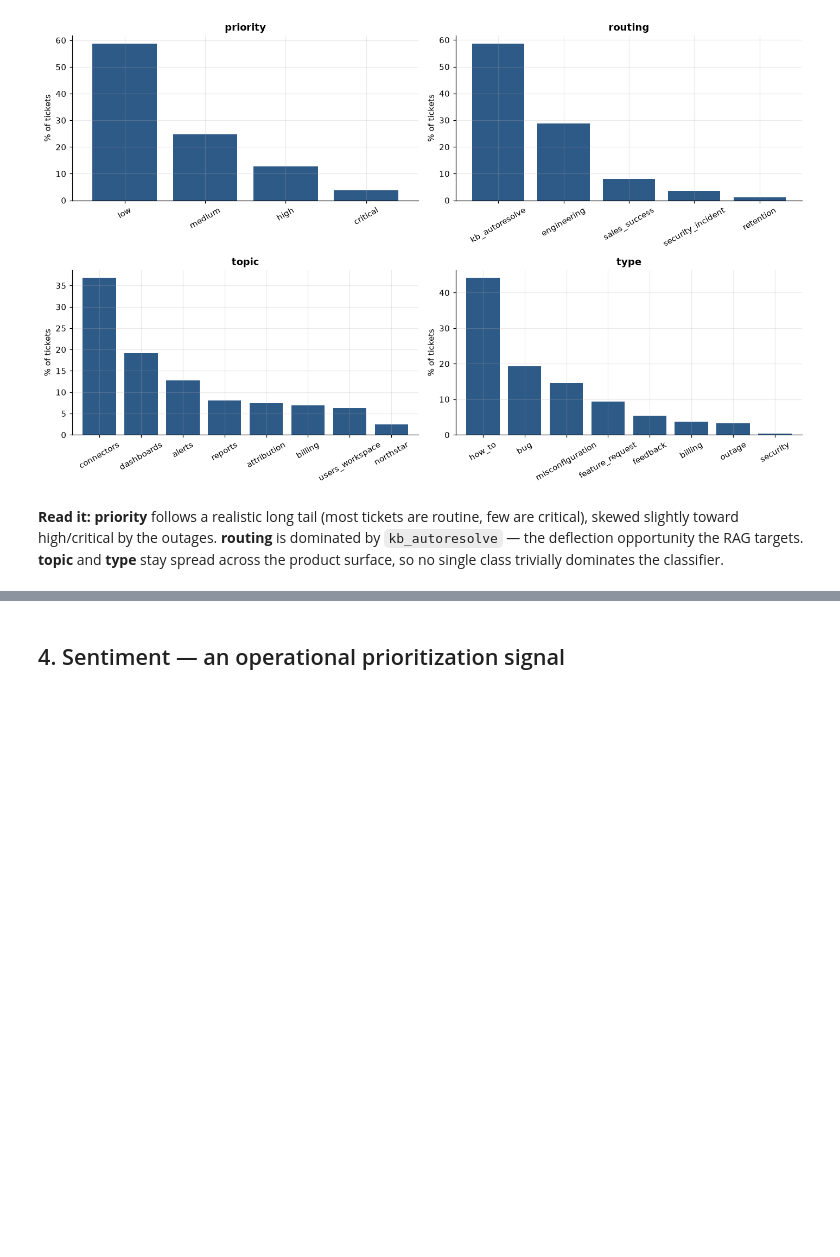
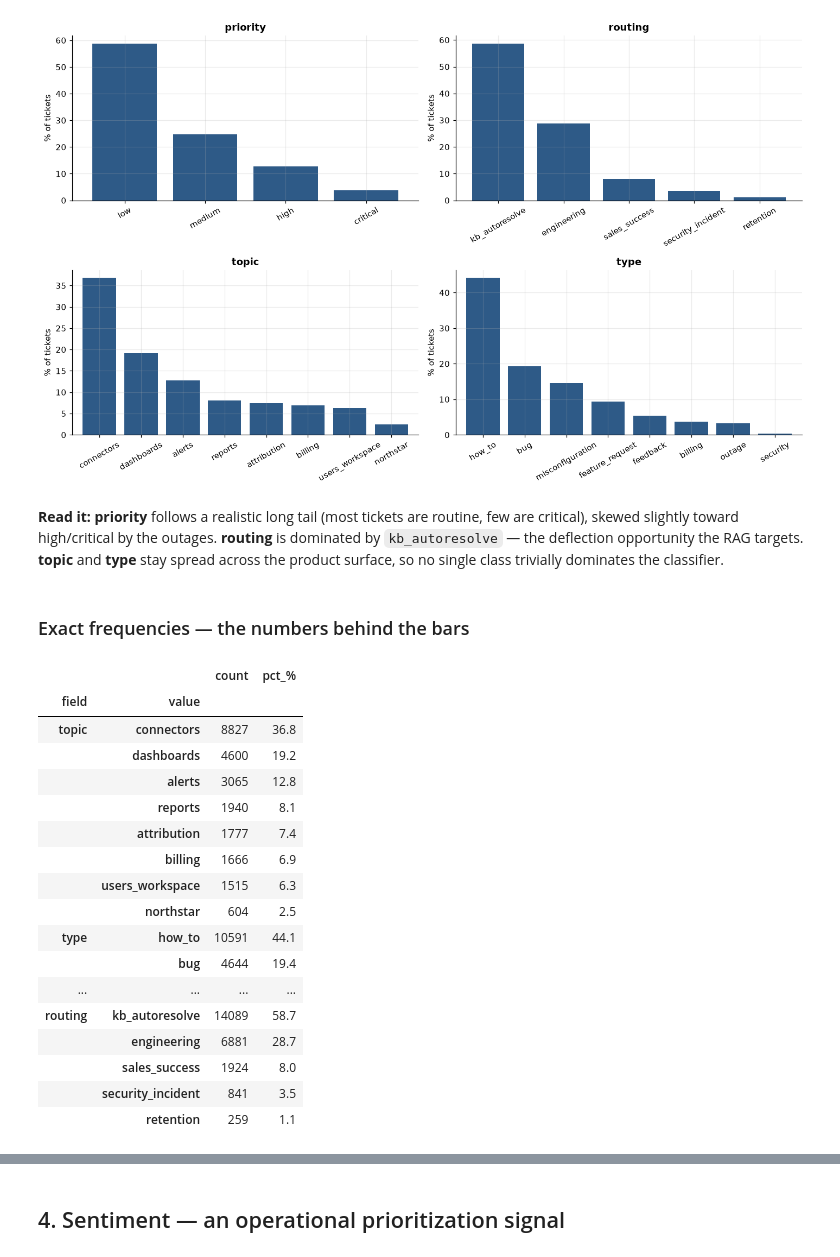
Before and after one commit to VladislavMarinovich/saas-support-rag-triage, a Jupyter notebook: notebooks/eda_v2.ipynb, the cells around one changed output, grey strips where cells are left out. Cells and saved outputs as stored; diff of their text form; code cells hidden in the pictures; blank space fills up the shorter version.

```diff
--- a/notebooks/eda_v2.ipynb
+++ b/notebooks/eda_v2.ipynb
@@ -43,0 +101,6 @@ print(df.groupby(df.created_at.dt.year).size().to_string())
+# %%
+meta = {}
+for col in ["channel", "plan", "user_role"]:
+    vc = df[col].value_counts()
+    meta[col] = (vc / len(df) * 100).round(1)
+pd.DataFrame(meta).rename_axis("value").fillna("")
@@ -124,3 +199,32 @@ routine, few are critical), skewed slightly toward high/critical by the outages.
 **routing** is dominated by `kb_autoresolve` — the deflection opportunity the RAG
 targets. **topic** and **type** stay spread across the product surface, so no
 single class trivially dominates the classifier.
+# %% [markdown]
+### Exact frequencies — the numbers behind the bars
+# %%
+def freq_table(col, order=None):
+    vc = df[col].value_counts()
+    if order:
+        vc = vc.reindex(order)
+    return pd.DataFrame({"count": vc, "pct_%": (vc / len(df) * 100).round(1)})
+
+pd.concat({c: freq_table(c) for c in ["topic", "type", "routing"]}, names=["field", "value"])
+# %% [output]
+|  |  | count | pct_% |
+| field | value |  |  |
+| topic | connectors | 8827 | 36.8 |
+|  | dashboards | 4600 | 19.2 |
+|  | alerts | 3065 | 12.8 |
+|  | reports | 1940 | 8.1 |
+|  | attribution | 1777 | 7.4 |
+|  | billing | 1666 | 6.9 |
+|  | users_workspace | 1515 | 6.3 |
+|  | northstar | 604 | 2.5 |
+| type | how_to | 10591 | 44.1 |
+|  | bug | 4644 | 19.4 |
+| ... | ... | ... | ... |
+| routing | kb_autoresolve | 14089 | 58.7 |
+|  | engineering | 6881 | 28.7 |
+|  | sales_success | 1924 | 8.0 |
+|  | security_incident | 841 | 3.5 |
+|  | retention | 259 | 1.1 |
```
Also changed, not shown: parts of 22 cells of this notebook.
